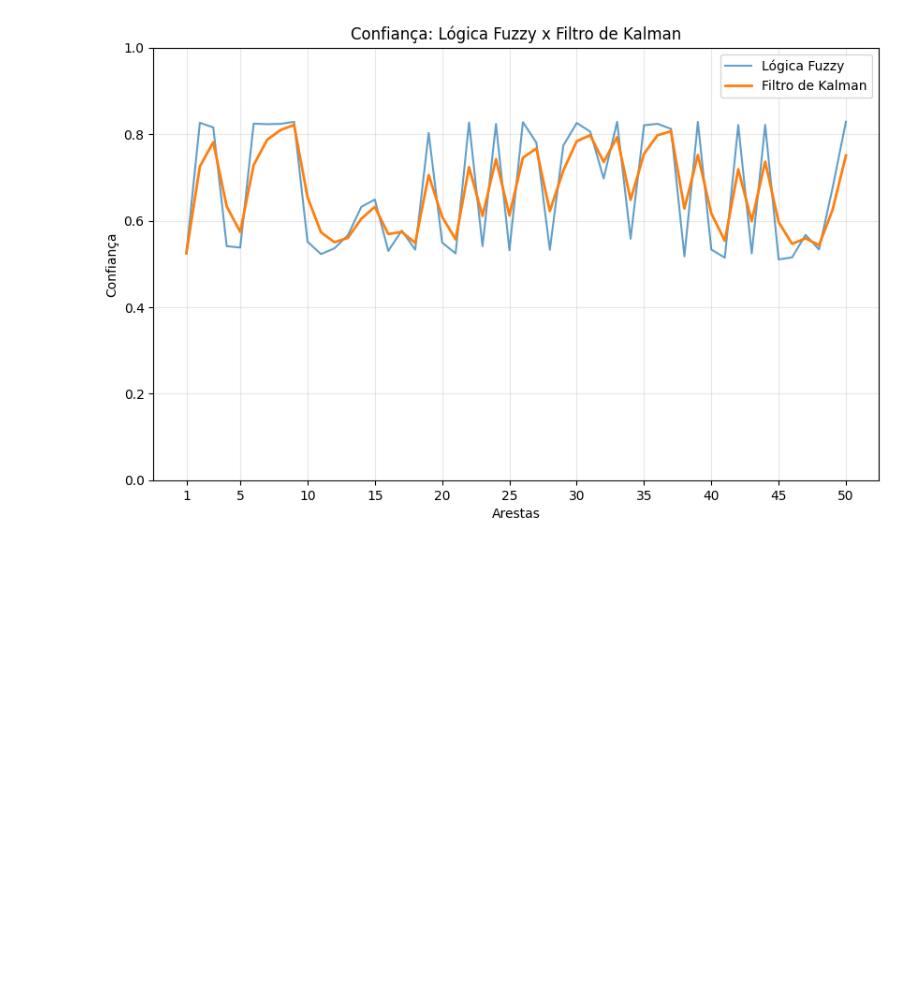
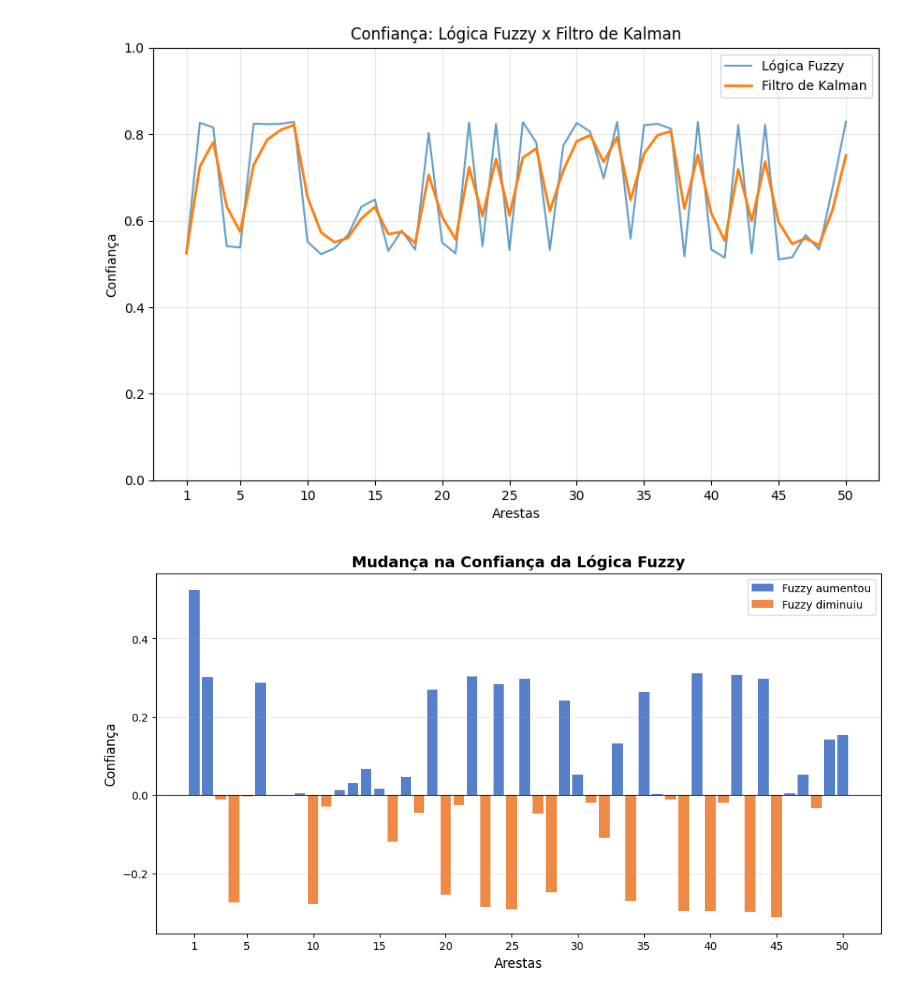
Before and after one commit to charlesluizmendes/RadnetFusion, a Jupyter notebook: src/7.results.ipynb, the cells around one changed output. Cells and saved outputs as stored; diff of their text form; code cells hidden in the pictures; blank space fills up the shorter version.

Commit message:
Alterando results

```diff
--- a/src/7.results.ipynb
+++ b/src/7.results.ipynb
@@ -58,3 +56,33 @@ plt.savefig('../results/fuzzy_logic_kalman_filter.png', bbox_inches='tight')
 plt.show()
 # %% [output]
 [figure]
+# %%
+fuzzy_mudanca = np.diff(fuzzy_output_confidence, prepend=0)
+
+plt.figure(figsize=(12, 6))
+
+x_values = np.arange(1, len(fuzzy_mudanca) + 1)
+
+fuzzy_pos = np.where(fuzzy_mudanca >= 0, fuzzy_mudanca, 0)
+fuzzy_neg = np.where(fuzzy_mudanca < 0, fuzzy_mudanca, 0)
+
+plt.bar(x_values, fuzzy_pos, color='#4472C4', label='Fuzzy aumentou', alpha=0.9)
+plt.bar(x_values, fuzzy_neg, color='#ED7D31', label='Fuzzy diminuiu', alpha=0.9)
+
+plt.title("Mudança na Confiança da Lógica Fuzzy", fontsize=14, fontweight='bold')
+plt.xlabel("Arestas", fontsize=12)
+plt.ylabel("Confiança", fontsize=12)
+
+plt.legend(fontsize=10)
+plt.grid(True, alpha=0.3, axis='y')
+plt.axhline(y=0, color='black', linewidth=0.8)
+
+n = len(fuzzy_mudanca)
+ticks = [1] + list(range(5, n + 1, 5))
+plt.xticks(ticks)
+
+os.makedirs("../results", exist_ok=True)
+plt.savefig('../results/fuzzy_confidence_change.png', bbox_inches='tight')
+plt.show()
+# %% [output]
+[figure, added]
```
Also changed, not shown: parts of 2 cells of this notebook, 2 other files.
